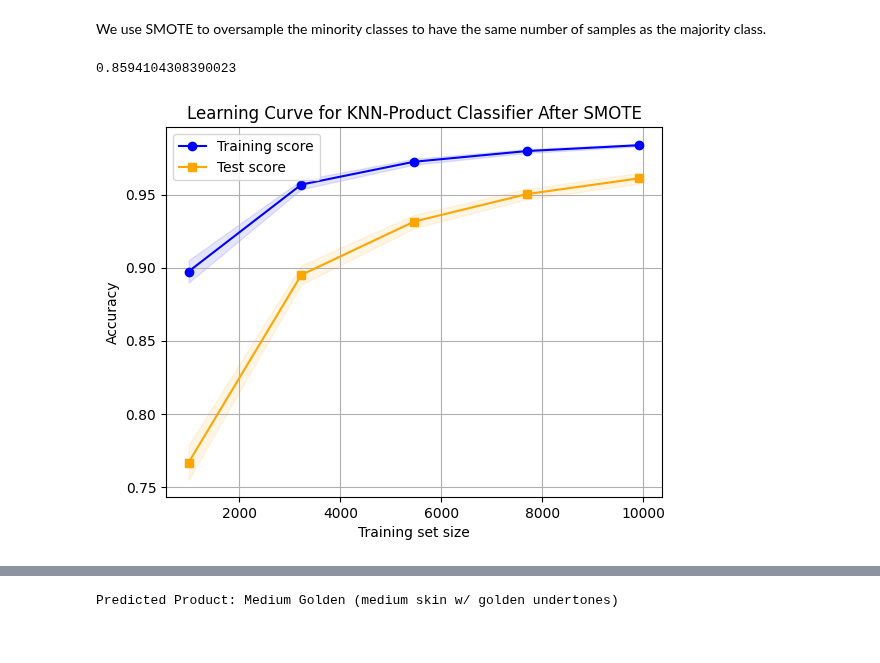
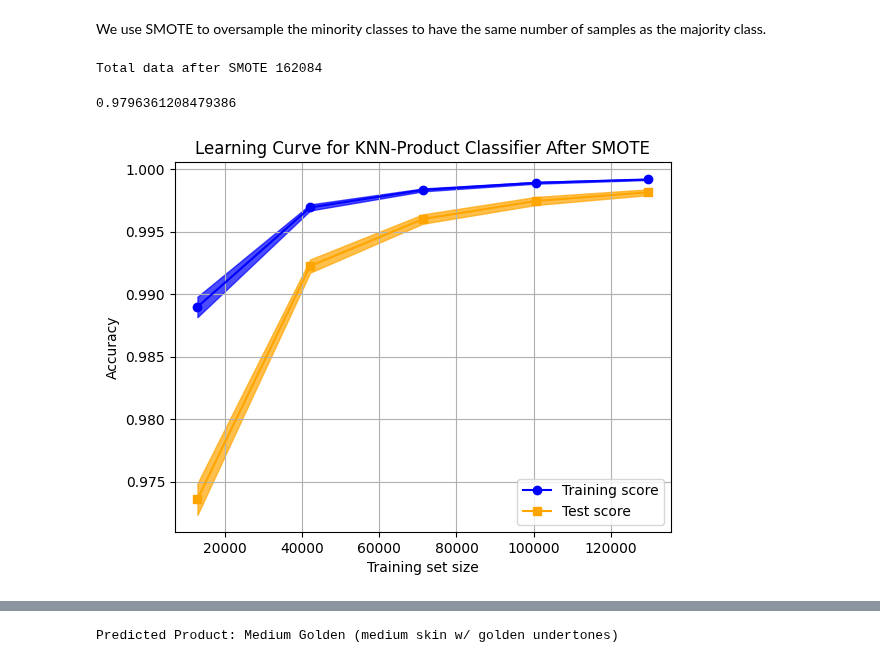
Before and after one commit to janeclrst/fores-1, a Jupyter notebook: knn_product.ipynb, the cells around one changed output, grey strips where cells are left out. Cells and saved outputs as stored; diff of their text form; code cells hidden in the pictures.

```diff
--- a/knn_product.ipynb
+++ b/knn_product.ipynb
@@ -55,7 +56,7 @@ Medium Neutral (medium skin w/ neutral undertones)           115
 Medium Golden (medium skin w/ golden undertones)              77
 Name: count, dtype: int64
 # %%
-df_image_fitzpatrick_new = df_image_fitzpatrick_new.groupby('product').head(3000)
+# df_image_fitzpatrick_new = df_image_fitzpatrick_new.groupby('product').head(3000)
 # %%
 df_image_fitzpatrick_new.get("product").value_counts()
 # %% [output]
@@ -353,45 +354,50 @@ We use SMOTE to oversample the minority classes to have the same number of sampl
 # %%
 smote_product = SMOTE(k_neighbors=3)
 X_train_balanced, y_train_balanced = smote_product.fit_resample(X_train_fitzpatrick_product, y_train_fitzpatrick_product)
+# %%
+# find the total data after SMOTE
+print("Total data after SMOTE", len(X_train_balanced))
+# %% [output]
+Total data after SMOTE 162084
 # %%
 knn_product_smote = KNeighborsClassifier(n_neighbors=3)
 knn_product_smote = knn_product_smote.fit(X_train_balanced, y_train_balanced)
 knn_product_smote.score(X_test_fitzpatrick_product, y_test_fitzpatrick_product)
 # %% [output]
-0.8594104308390023
+0.9796361208479386
 # %%
 # Define the train_sizes and scoring metric
 train_sizes, train_scores, test_scores = learning_curve(
     knn_product_smote,
     X_train_balanced,
     y_train_balanced,
     train_sizes=np.linspace(0.1, 1.0, 5),
     cv=ShuffleSplit(n_splits=50, test_size=0.2, random_state=0),
     scoring="accuracy",
 )
 
 # Calculate mean and standard deviation for train and test scores
 train_mean = np.mean(train_scores, axis=1)
 train_std = np.std(train_scores, axis=1)
 test_mean = np.mean(test_scores, axis=1)
 test_std = np.std(test_scores, axis=1)
 
 # Plot the learning curve
 plt.plot(train_sizes, train_mean, color="blue", marker="o", label="Training score")
 plt.fill_between(
-    train_sizes, train_mean - train_std, train_mean + train_std, alpha=0.1, color="blue"
+    train_sizes, train_mean - train_std, train_mean + train_std, alpha=0.7, color="blue"
 )
 plt.plot(train_sizes, test_mean, color="orange", marker="s", label="Test score")
 plt.fill_between(
-    train_sizes, test_mean - test_std, test_mean + test_std, alpha=0.1, color="orange"
+    train_sizes, test_mean - test_std, test_mean + test_std, alpha=0.7, color="orange"
 )
 
 # Set labels and title
 plt.xlabel("Training set size")
 plt.ylabel("Accuracy")
 plt.title("Learning Curve for KNN-Product Classifier After SMOTE")
 plt.legend()
 plt.grid(True)
 plt.show()
 # %% [output]
-[figure, old version]
+[figure, new version]
```
Also changed, not shown: parts of 13 cells of this notebook, 1 other file.
